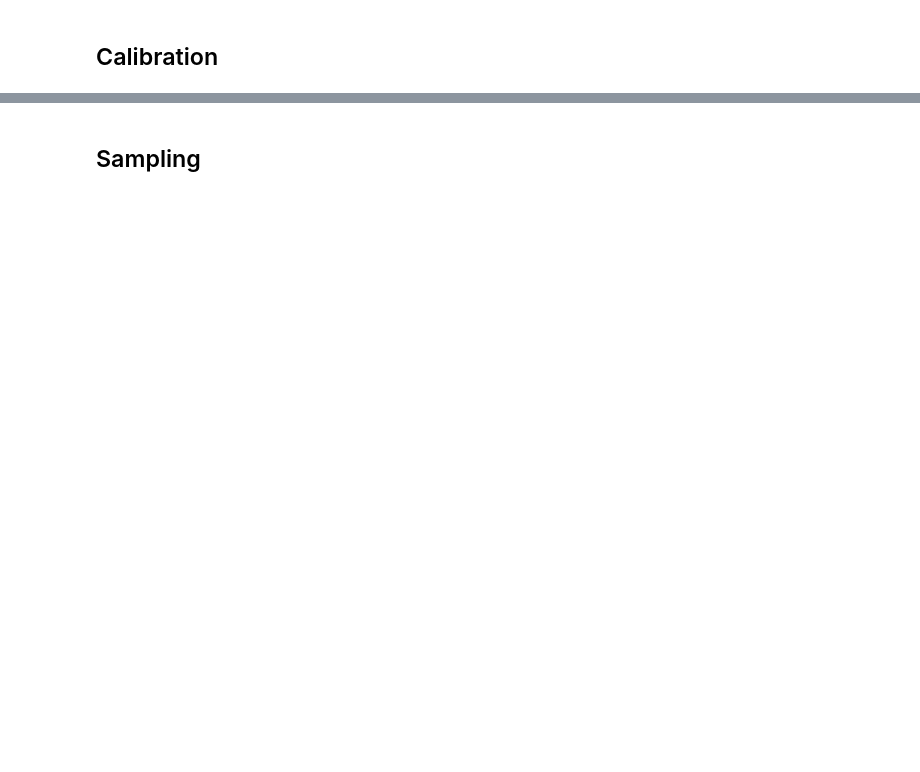
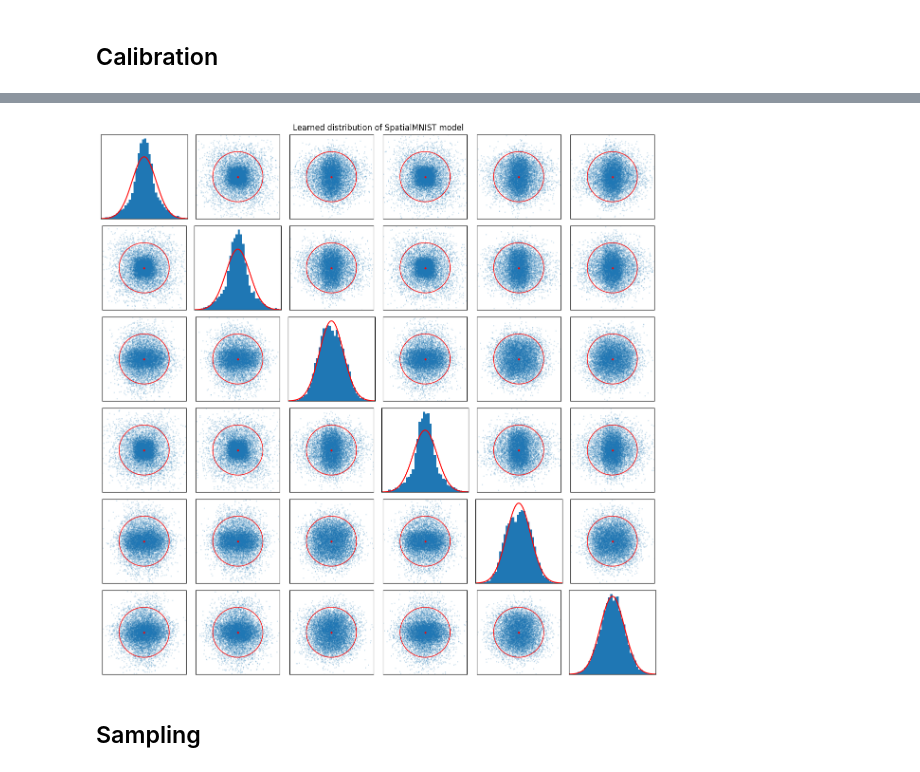
Before and after one commit to xiaoxiae/SurVAE-replication, a Jupyter notebook: spatial_mnist.ipynb, the cells around one changed output, grey strips where cells are left out. Saved outputs shown, nothing was run; the diff lists cells and outputs as text; code cells hidden in the pictures; blank space fills up the shorter version.

```diff
--- a/spatial_mnist.ipynb
+++ b/spatial_mnist.ipynb
@@ -183,7 +92,7 @@ plt.show()
 # %% [markdown]
 ## Calibration
 # %%
-X, y = smnist_dataset.sample(1_000, labels=True)
+X, y = smnist_dataset.sample(10_000, labels=True)
 y = smnist_dataset.label_to_one_hot(y.long(), 10)
 
 with torch.no_grad():
@@ -195,7 +106,9 @@ print(f"Standard deviation of code distribution is measured to be {sigma:.4f}")
 # %%
 # randomly choose 6 dimensions to display
 rp = torch.randperm(Z.shape[-1])[:6].cpu()
-plot_learned_distribution(Z[:, rp], "", axis_scale=1, sigma=sigma)
+plot_learned_distribution(Z[:, rp], "Learned distribution of SpatialMNIST model")
+# %% [output]
+[figure, added]
 # %% [markdown]
 ## Sampling
 # %%
```
Also changed, not shown: parts of 10 cells of this notebook, 16 other files.
